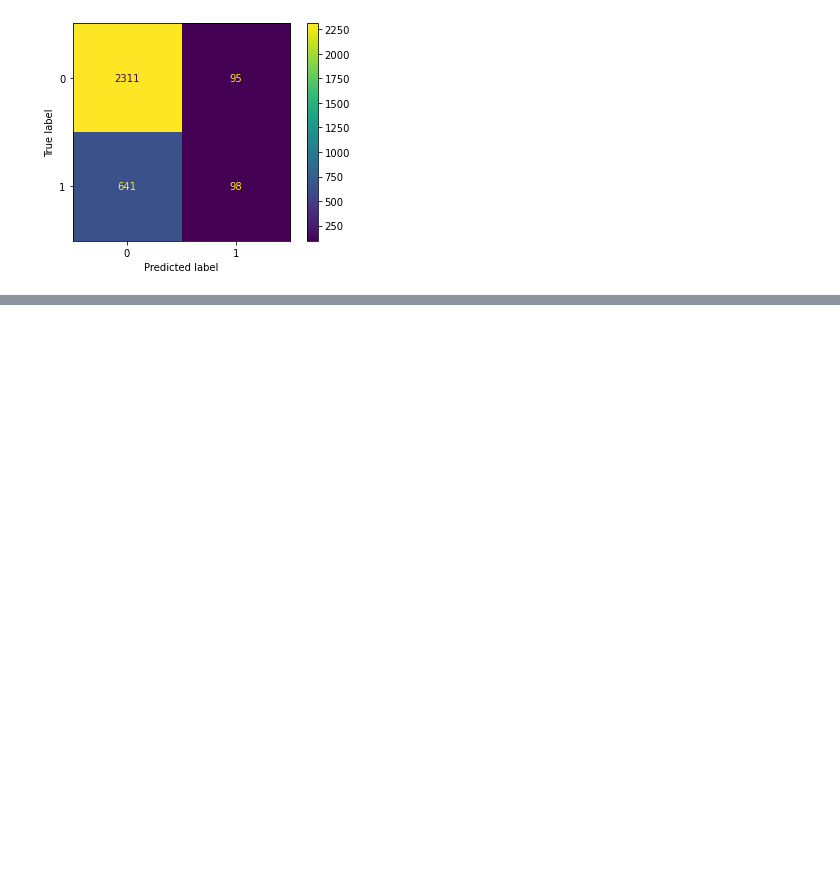
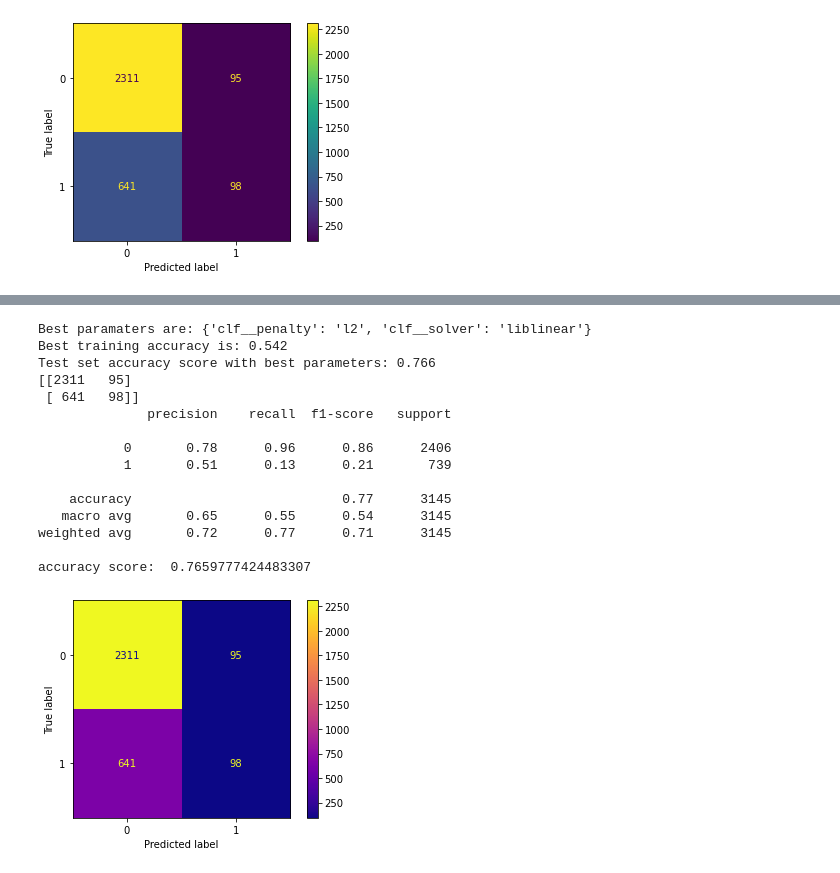
Before and after one commit to chris-helmerson/NFL_salarycap_optimization, a Jupyter notebook: Main_Notebook.ipynb, the cells around one changed output, grey strips where cells are left out. Saved outputs shown, nothing was run; the diff lists cells and outputs as text; code cells hidden in the pictures; blank space fills up the shorter version.

```diff
--- a/Main_Notebook.ipynb
+++ b/Main_Notebook.ipynb
@@ -1585,0 +1595,7 @@ Test 0.7659777424483307
+# %%
+# Function that takes in the classifier as input and returns a pipeline.
+def pipe_maker(classifier):
+
+    pipe = Pipeline([('scl', StandardScaler()),
+                      ('clf', classifier(random_state=15))])
+    return pipe
@@ -1585,0 +1611,31 @@ Test 0.7659777424483307
+# %%
+# Function that takes in a gridsearch, interates over the available hyperparameters and returns the parameters necessary
+# to achieve the optimal accuracy score.
+def best_accuracy(gridsearch):
+
+    # Create best_accuracy object.
+    best_accuracy = 0.0
+
+    # Fit gridsearch to regularized data set.
+    gridsearch.fit(x_train, y_train)
+
+    # Print best parameters.
+    print('Best paramaters are: %s' % gridsearch.best_params_)
+
+    # Print best train accuracy score.
+    print('Best training accuracy is: %.3f' % gridsearch.best_score_)
+
+    # Prediction on test data.
+    y_pred = gridsearch.predict(x_test)
+
+    # Print test data accuracy with best params.
+    print('Test set accuracy score with best parameters: %.3f ' % accuracy_score(y_test, y_pred))
+
+    # Print confusion matrix and classification report.
+    print(confusion_matrix(y_test, y_pred))
+    print(classification_report(y_test, y_pred))
+    print('accuracy score: ', accuracy_score(y_test, y_pred))
+
+    # Plot confusion matrix.
+    plot_confusion_matrix(gridsearch, x_test, y_test,cmap="plasma")
+    plt.show()
@@ -1585,0 +1645,23 @@ Test 0.7659777424483307
+# %%
+pipe_lr = pipe_maker(LogisticRegression)
+
+gs_lr = gridsearch_maker(pipe_lr, {'clf__penalty': ['l1', 'l2'], 'clf__solver': ['liblinear', 'saga']})
+
+best_accuracy(gs_lr)
+# %% [output]
+Best paramaters are: {'clf__penalty': 'l2', 'clf__solver': 'liblinear'}
+Best training accuracy is: 0.542
+Test set accuracy score with best parameters: 0.766
+[[2311   95]
+ [ 641   98]]
+              precision    recall  f1-score   support
+
+           0       0.78      0.96      0.86      2406
+           1       0.51      0.13      0.21       739
+
+    accuracy                           0.77      3145
+   macro avg       0.65      0.55      0.54      3145
+weighted avg       0.72      0.77      0.71      3145
+
+accuracy score:  0.7659777424483307
+[figure, added]
```
Also changed, not shown: parts of 148 cells of this notebook.
